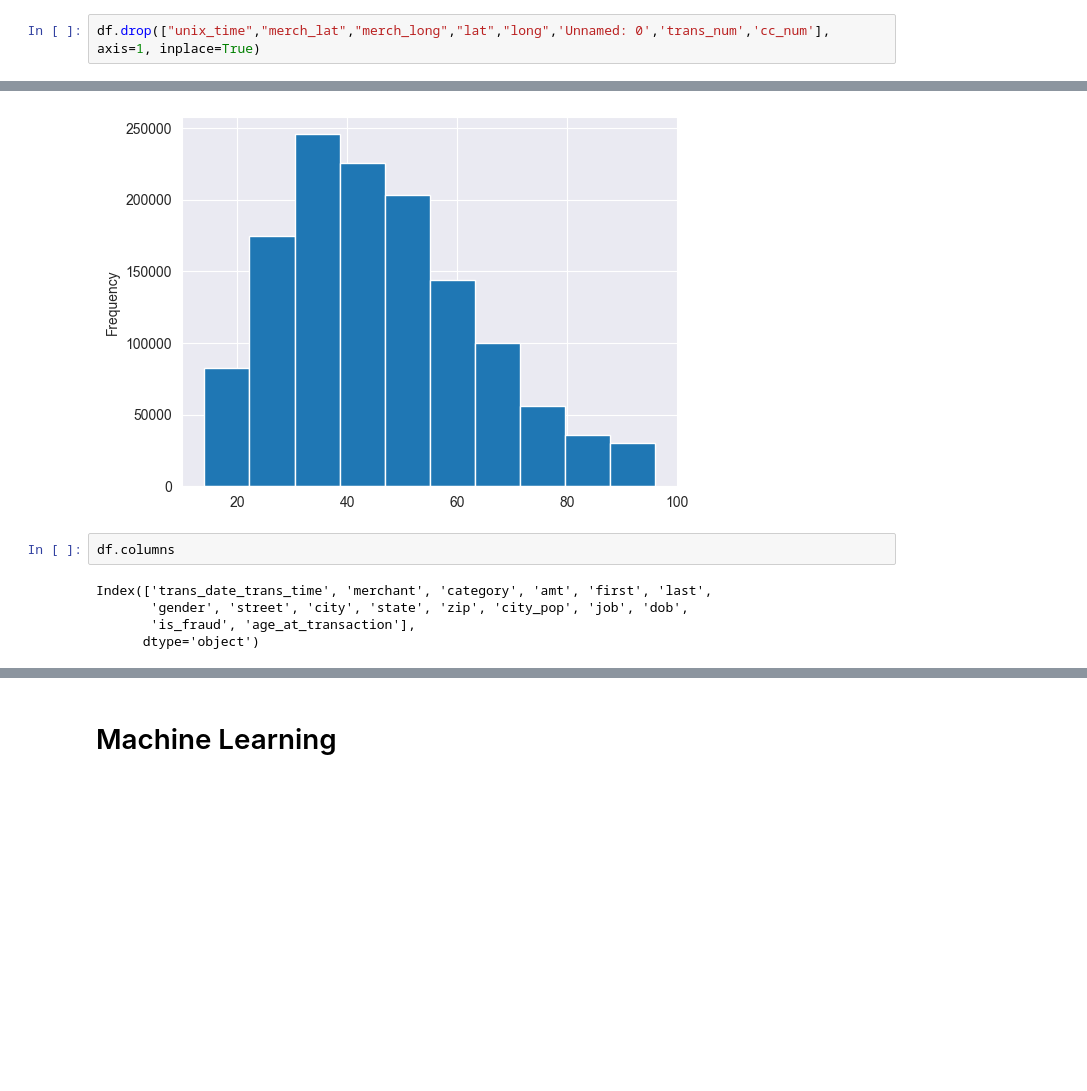
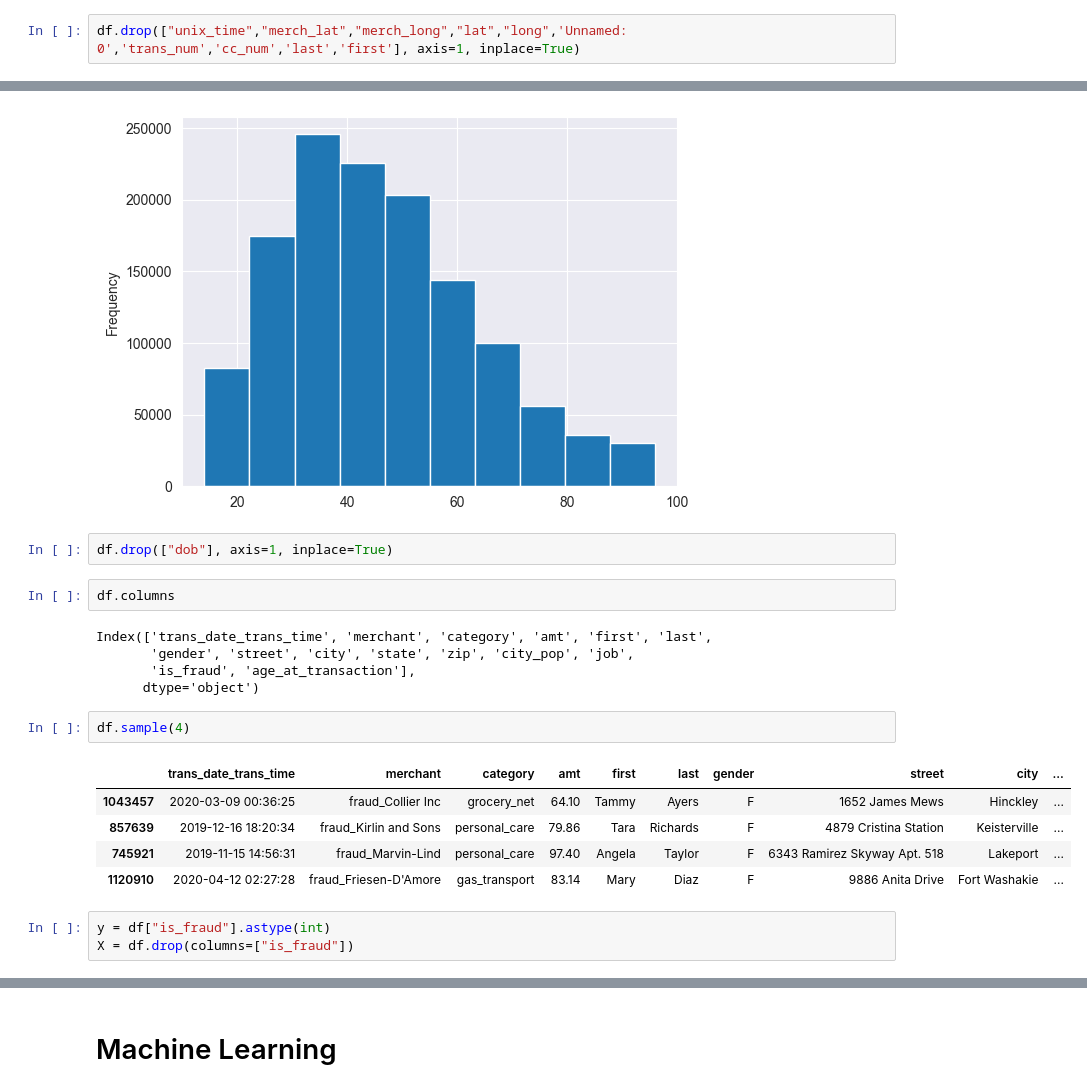
Before and after one commit to S13v3n-2/projet-detection-fraude, a Jupyter notebook: data-science.ipynb, the cells around one changed output, grey strips where cells are left out. Saved outputs shown, nothing was run; the diff lists cells and outputs as text; blank space fills up the shorter version.

```diff
--- a/data-science.ipynb
+++ b/data-science.ipynb
@@ -96,5 +99,5 @@ plt.show()
 # %% [output]
 [figure]
 # %%
-df.drop(["unix_time","merch_lat","merch_long","lat","long",'Unnamed: 0','trans_num','cc_num'], axis=1, inplace=True)
+df.drop(["unix_time","merch_lat","merch_long","lat","long",'Unnamed: 0','trans_num','cc_num','last','first'], axis=1, inplace=True)
 # %%
@@ -179,10 +170,23 @@ df['age_at_transaction'].plot(kind='hist')
 # %% [output]
 <Axes: ylabel='Frequency'>
 [figure]
+# %%
+df.drop(["dob"], axis=1, inplace=True)
 # %%
 df.columns
 # %% [output]
 Index(['trans_date_trans_time', 'merchant', 'category', 'amt', 'first', 'last',
-       'gender', 'street', 'city', 'state', 'zip', 'city_pop', 'job', 'dob',
+       'gender', 'street', 'city', 'state', 'zip', 'city_pop', 'job',
        'is_fraud', 'age_at_transaction'],
       dtype='object')
+# %%
+df.sample(4)
+# %% [output]
+|  | trans_date_trans_time | merchant | category | amt | first | last | gender | street | city | ... |
+| 1043457 | 2020-03-09 00:36:25 | fraud_Collier Inc | grocery_net | 64.10 | Tammy | Ayers | F | 1652 James Mews | Hinckley | ... |
+| 857639 | 2019-12-16 18:20:34 | fraud_Kirlin and Sons | personal_care | 79.86 | Tara | Richards | F | 4879 Cristina Station | Keisterville | ... |
+| 745921 | 2019-11-15 14:56:31 | fraud_Marvin-Lind | personal_care | 97.40 | Angela | Taylor | F | 6343 Ramirez Skyway Apt. 518 | Lakeport | ... |
+| 1120910 | 2020-04-12 02:27:28 | fraud_Friesen-D'Amore | gas_transport | 83.14 | Mary | Diaz | F | 9886 Anita Drive | Fort Washakie | ... |
+# %%
+y = df["is_fraud"].astype(int)
+X = df.drop(columns=["is_fraud"])
```
Also changed, not shown: parts of 23 cells of this notebook, 1 other file.
